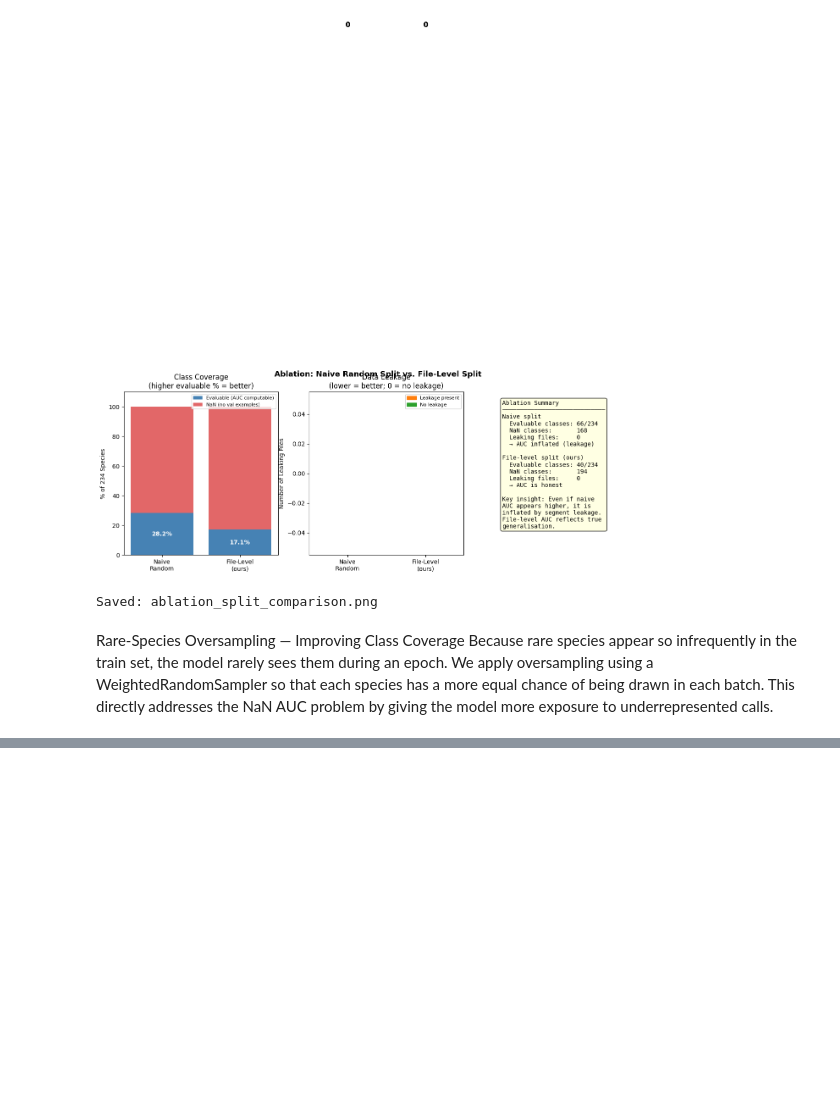
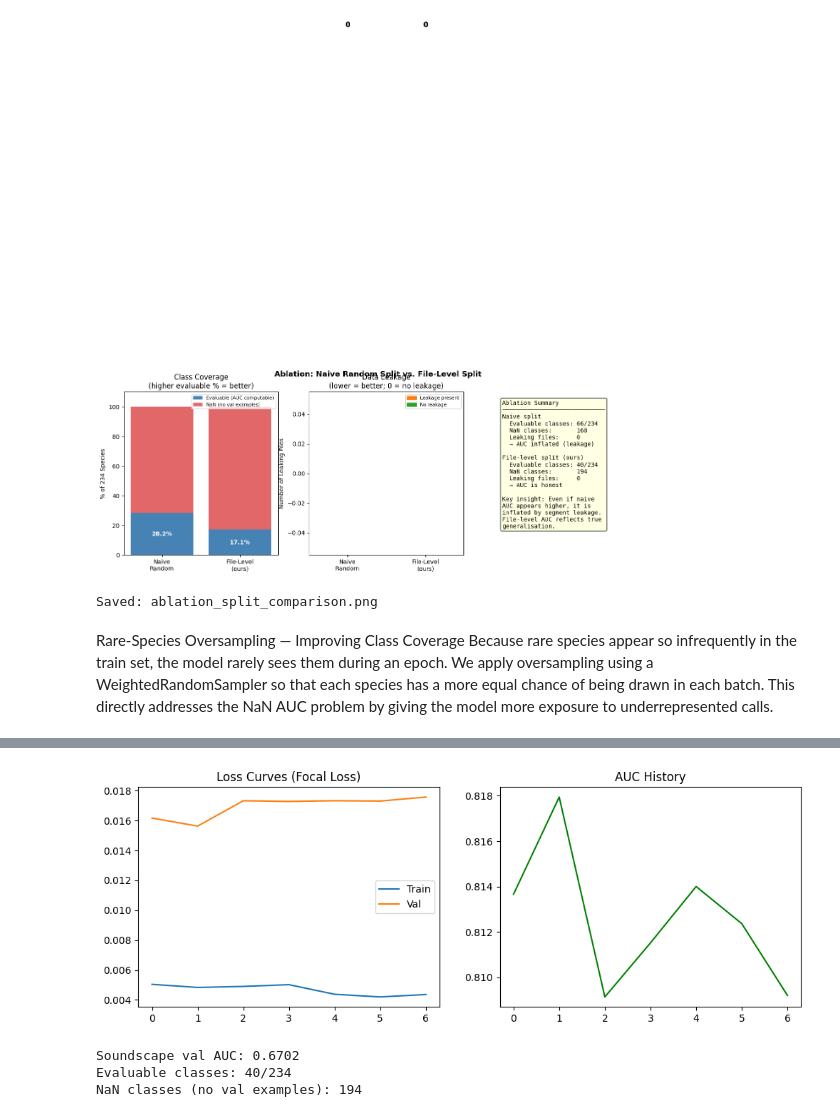
Before and after one commit to sophiasang13/sangcs372final, a Jupyter notebook: Finalproject/dataprocessing4.ipynb, the cells around one changed output, grey strips where cells are left out. Drawn from its saved outputs; the diff is of its cells as text; code cells hidden in the pictures; blank space fills up the shorter version.

Commit message:
realized the resample was wrong did it for the soundscape instead

```diff
--- a/Finalproject/dataprocessing4.ipynb
+++ b/Finalproject/dataprocessing4.ipynb
@@ -1383,0 +1419,32 @@ After oversampling (simulated epoch) — species count stats:
+# %%
+train_losses = results["train_losses"]
+val_losses   = results["val_losses"]
+val_aucs     = results["val_aucs"]
+
+plt.figure(figsize=(12, 4))
+
+plt.subplot(1, 2, 1)
+plt.plot(train_losses, label='Train')
+plt.plot(val_losses, label='Val')
+plt.title('Loss Curves (Focal Loss)')
+plt.legend()
+
+plt.subplot(1, 2, 2)
+plt.plot(val_aucs, color='green', label='Val AUC')
+plt.title('AUC History')
+
+plt.show()
+# %% [output]
+[figure, added]
+# %%
+# Sanity check — what does AUC look like on the SOUNDSCAPE val set?
+_, ss_auc, ss_per_class = run_validation(model, ss_val_loader, FocalLoss(gamma=2.0), device)
+print(f"Soundscape val AUC: {ss_auc:.4f}")
+
+valid = [(idx_to_label[i], s) for i, s in ss_per_class.items() if not np.isnan(s)]
+print(f"Evaluable classes: {len(valid)}/{len(ss_per_class)}")
+print(f"NaN classes (no val examples): {len(ss_per_class) - len(valid)}")
+# %% [output]
+Soundscape val AUC: 0.6702
+Evaluable classes: 40/234
+NaN classes (no val examples): 194
```
Also changed, not shown: parts of 10 cells of this notebook.
